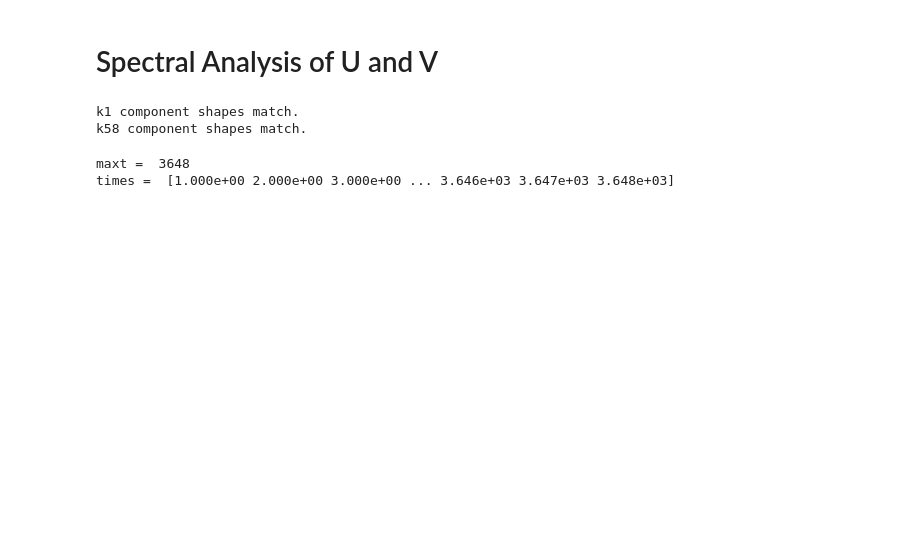
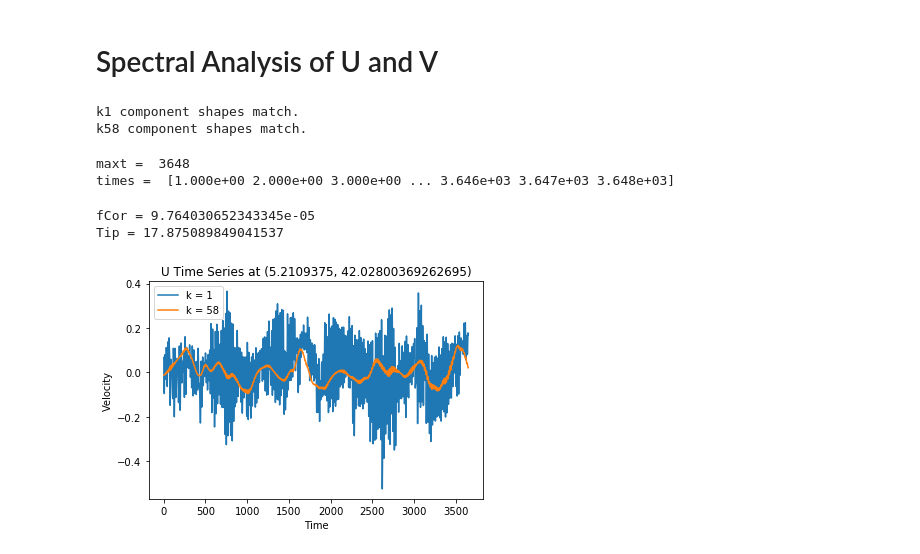
Before and after one commit to mclaret/JISAOinternship, a Jupyter notebook: notebooks/mark/fft_U_V.ipynb, the cells around one changed output. Saved outputs shown, nothing was run; the diff lists cells and outputs as text; code cells hidden in the pictures; blank space fills up the shorter version.

```diff
--- a/notebooks/mark/fft_U_V.ipynb
+++ b/notebooks/mark/fft_U_V.ipynb
@@ -51,6 +53,31 @@ print('times = ', times)
 # %% [output]
 maxt =  3648
 times =  [1.000e+00 2.000e+00 3.000e+00 ... 3.646e+03 3.647e+03 3.648e+03]
+# %%
+omega = 7.2921e-5
+fCor = 2.*omega*np.sin((nav_lat)/180*np.pi)  # radians/sec
+Tip = ((1./fCor) / 3600) * (2*np.pi)  # hours/cycle
+
+print('fCor =', fCor)
+print('Tip =', Tip)
+# %% [output]
+fCor = 9.764030652343345e-05
+Tip = 17.875089849041537
+# %%
+# plot time series of U
+plt.figure()
+plt.plot(times, U_t0_k1, label='k = 1')
+plt.plot(times, U_t0_k58, label='k = 58')
+#plt.xlim(0,400)
+
+# plot labels
+plt.title('U Time Series at ({}, {})'.format(nav_lon, nav_lat))
+plt.xlabel('Time')
+plt.ylabel('Velocity')
+plt.legend()
+plt.show()
+# %% [output]
+[figure, added]
 # %%
 # find amplitudes of Fourier coefficients
 fc_U_k1 = np.fft.fft(U_t0_k1)                    # k1 Fourier coefficients (FCs)
```
Also changed, not shown: parts of 4 cells of this notebook.
